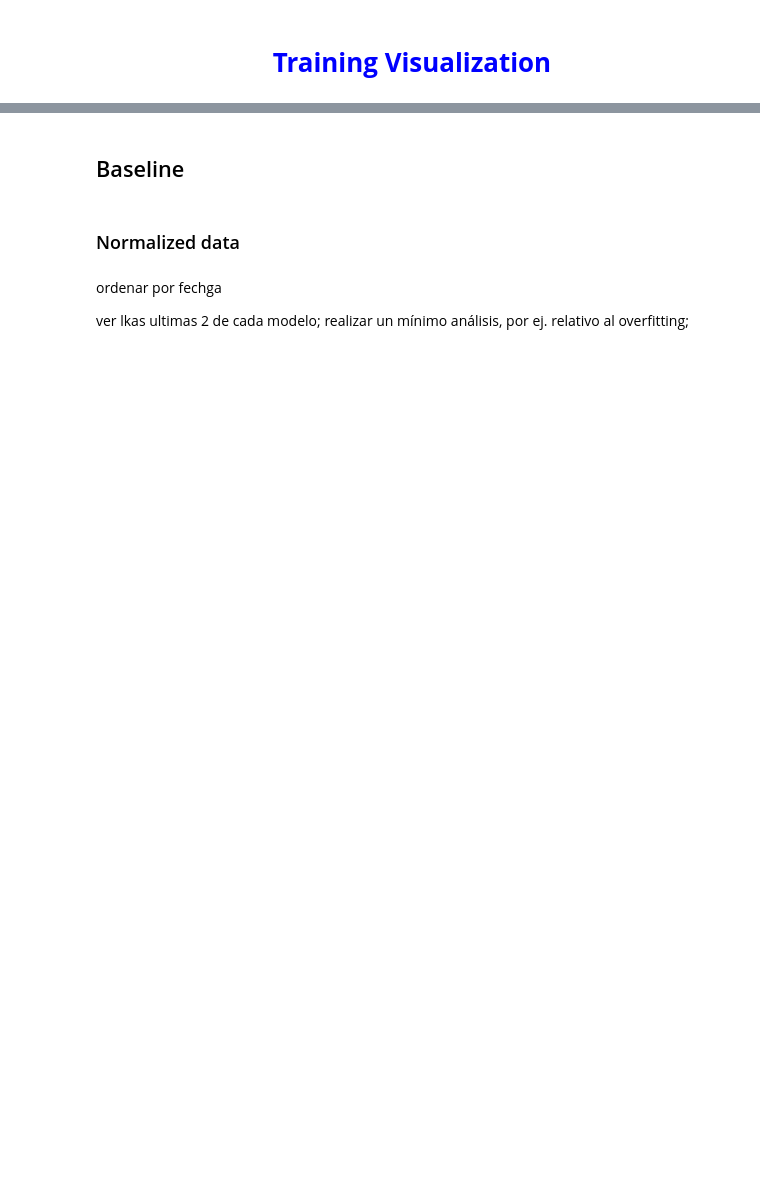
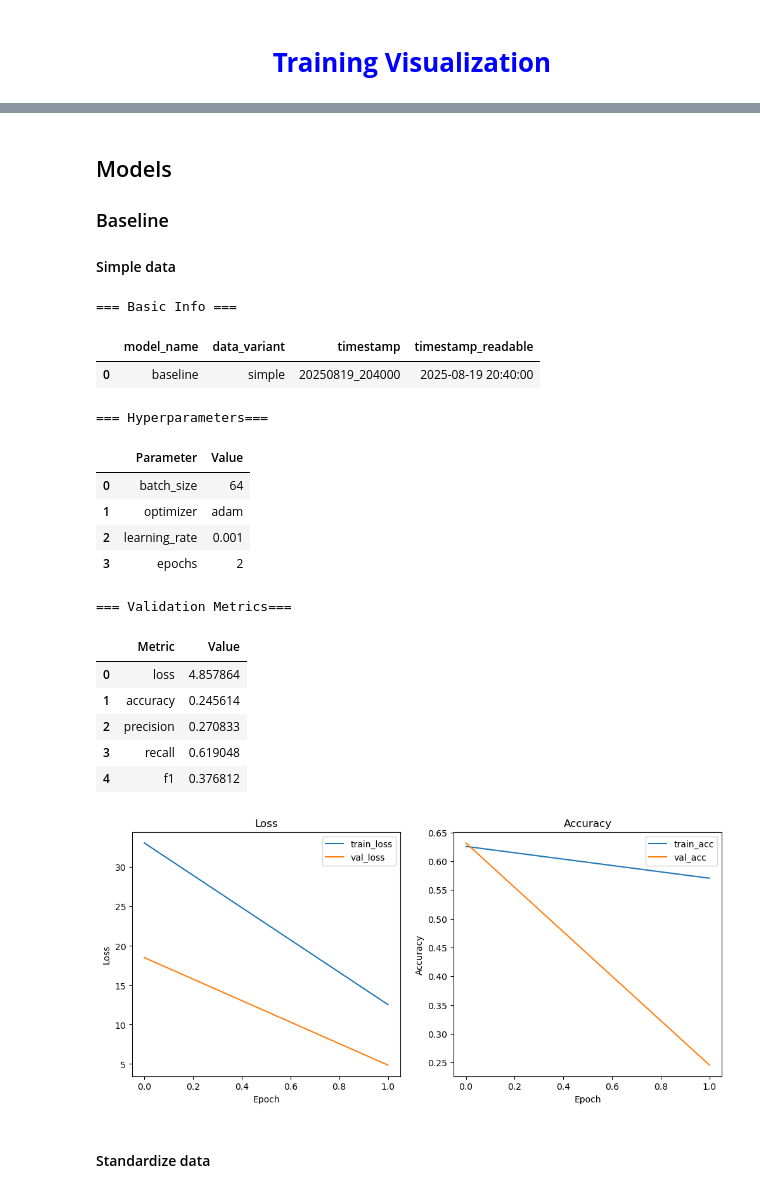
Before and after one commit to MNGARCIA085/ML-Prod-Example, a Jupyter notebook: notebooks/Training Visualization.ipynb, the cells around one changed output, grey strips where cells are left out. Cells and saved outputs as stored; diff of their text form; code cells hidden in the pictures; blank space fills up the shorter version.

Commit message:
better training code

```diff
--- a/notebooks/Training Visualization.ipynb
+++ b/notebooks/Training Visualization.ipynb
@@ -3,2 +67,31 @@
+# %%
+# plots
+def plot_history(history):
+    # Plot
+    plt.figure(figsize=(12, 5))
+
+    # Loss
+    plt.subplot(1, 2, 1)
+    plt.plot(history['loss'], label='train_loss')#, marker='o')
+    plt.plot(history['val_loss'], label='val_loss')#, marker='o')
+    plt.title('Loss')
+    plt.xlabel('Epoch')
+    plt.ylabel('Loss')
+    plt.legend()
+
+    # Accuracy
+    plt.subplot(1, 2, 2)
+    plt.plot(history['accuracy'], label='train_acc')#, marker='o')
+    plt.plot(history['val_accuracy'], label='val_acc')#, marker='o')
+    plt.title('Accuracy')
+    plt.xlabel('Epoch')
+    plt.ylabel('Accuracy')
+    plt.legend()
+
+    plt.show()
 # %% [markdown]
-## Baseline
+## Models
+
+### Baseline
+
+#### Simple data
@@ -5,6 +101,32 @@
+# %%
+index_path = Path("../logs/training/baseline/simple/runs_index.json")
+baseline_models = load_data(index_path)
+
+
+
+for b in baseline_models:
+
+    get_data(b)
+
+    history = b['history']
+    plot_history(history)
+# %% [output]
+=== Basic Info ===
+|  | model_name | data_variant | timestamp | timestamp_readable |
+| 0 | baseline | simple | 20250819_204000 | 2025-08-19 20:40:00 |
+=== Hyperparameters===
+|  | Parameter | Value |
+| 0 | batch_size | 64 |
+| 1 | optimizer | adam |
+| 2 | learning_rate | 0.001 |
+| 3 | epochs | 2 |
+=== Validation Metrics===
+|  | Metric | Value |
+| 0 | loss | 4.857864 |
+| 1 | accuracy | 0.245614 |
+| 2 | precision | 0.270833 |
+| 3 | recall | 0.619048 |
+| 4 | f1 | 0.376812 |
+[figure, added]
 # %% [markdown]
-### Normalized data
+#### Standardize data
-# %% [markdown]
-ordenar por fechga
-
-ver lkas ultimas 2 de cada modelo; realizar un mínimo análisis, por ej. relativo al overfitting;
```
Also changed, not shown: parts of 13 cells of this notebook, 22 other files.
